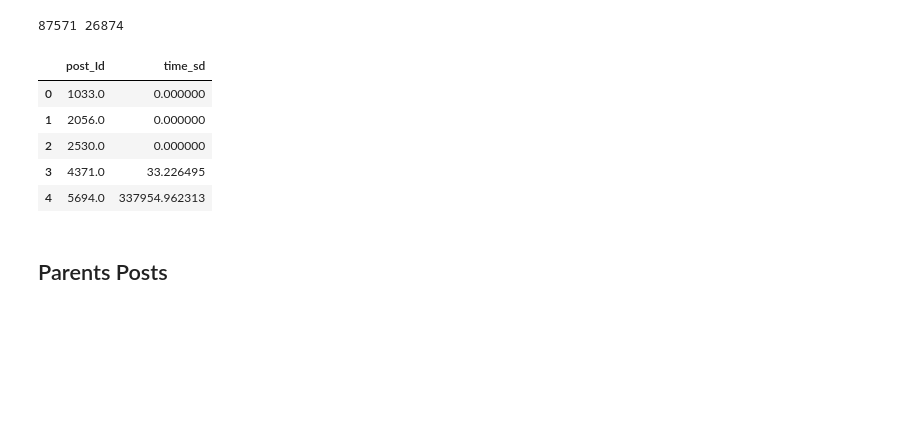
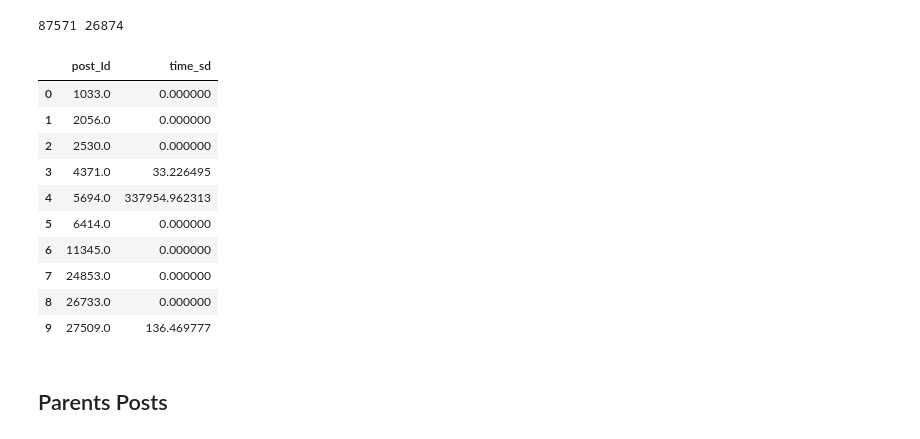
Before and after one commit to MaksimDan/160-Stackoverflow, a Jupyter notebook: source/eda/eda-esmond.ipynb, the cells around one changed output. Cells and saved outputs as stored; diff of their text form; code cells hidden in the pictures; blank space fills up the shorter version.

```diff
--- a/source/eda/eda-esmond.ipynb
+++ b/source/eda/eda-esmond.ipynb
@@ -101,14 +101,19 @@ post_Id = sorted(list(df_answers.ParentID.unique()))
 # %%
 post_ans_sd = pd.DataFrame({'post_Id':post_Id, 'time_sd':ans_time_sd})
 # %%
-post_ans_sd.head()
+post_ans_sd.head(10)
 # %% [output]
 |  | post_Id | time_sd |
 | 0 | 1033.0 | 0.000000 |
 | 1 | 2056.0 | 0.000000 |
 | 2 | 2530.0 | 0.000000 |
 | 3 | 4371.0 | 33.226495 |
 | 4 | 5694.0 | 337954.962313 |
+| 5 | 6414.0 | 0.000000 |
+| 6 | 11345.0 | 0.000000 |
+| 7 | 24853.0 | 0.000000 |
+| 8 | 26733.0 | 0.000000 |
+| 9 | 27509.0 | 136.469777 |
 # %% [markdown]
 ## Parents Posts
 # %%
```
Also changed, not shown: parts of 18 cells of this notebook.
